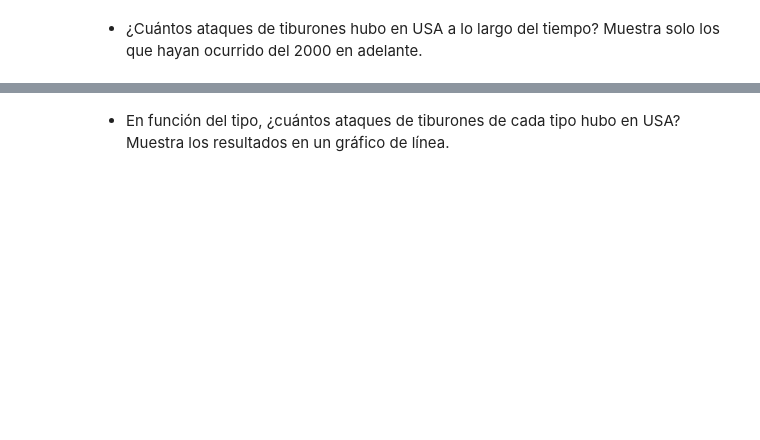
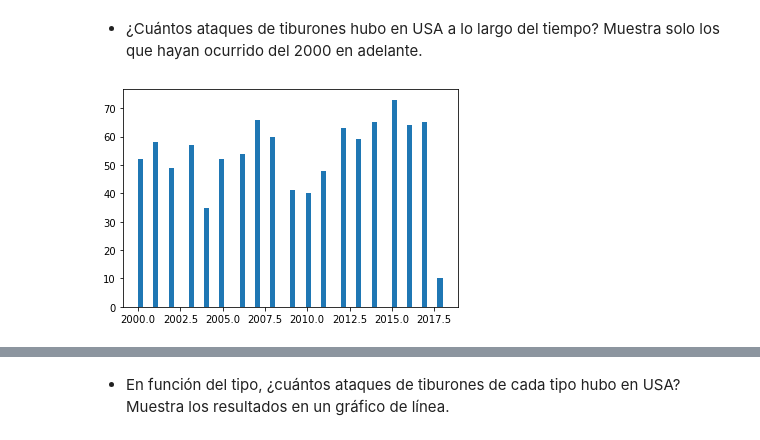
Before and after one commit to Adalab/DA-PromoC-modulo2-sprint1-VannaMina, a Jupyter notebook: VISUALIZACIÓN/1-Matplotlib-1.ipynb, the cells around one changed output, grey strips where cells are left out. Drawn from its saved outputs; the diff is of its cells as text; code cells hidden in the pictures; blank space fills up the shorter version.

Commit message:
pandas terminado, visualización 1 no terminado

```diff
--- a/VISUALIZACIÓN/1-Matplotlib-1.ipynb
+++ b/VISUALIZACIÓN/1-Matplotlib-1.ipynb
@@ -117,2 +125,5 @@ memory usage: 668.8+ KB
 # %% [markdown]
 4. Filtrad los datos para quedarnos solo con los datos de USA.
+# %%
+estado_usa = fichero[fichero["country"]=="USA"]
+estado_usa.head(2)
@@ -119,2 +134,14 @@ memory usage: 668.8+ KB
 # %% [markdown]
 - ¿Cuántos ataques de tiburones hubo en USA a lo largo del tiempo? Muestra solo los que hayan ocurrido del 2000 en adelante.
+# %%
+siglo_xxi = estado_usa[estado_usa["year"] >= 2000]
+#siglo_xxi.info()
+# %%
+#Probamos el número de ataques por años a partir del 2000
+plt.figure()
+
+plt.hist(x= siglo_xxi["year"], bins=60)
+
+plt.show()
+# %% [output]
+[figure, added]
```
Also changed, not shown: parts of 11 cells of this notebook, 5 other files.
